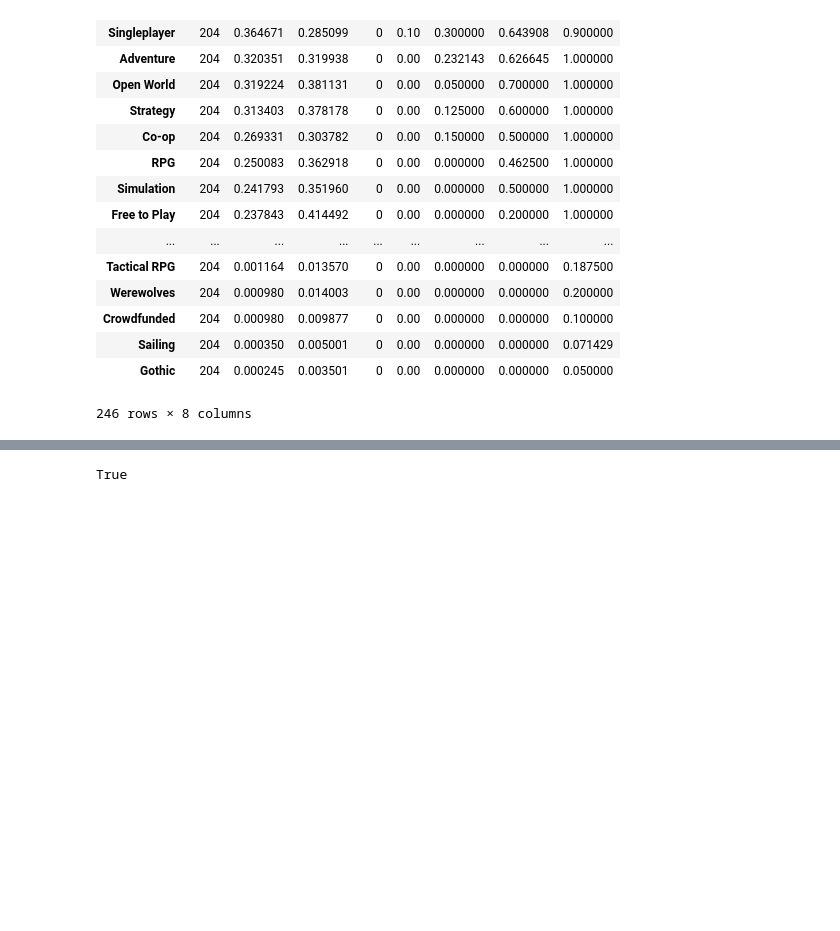
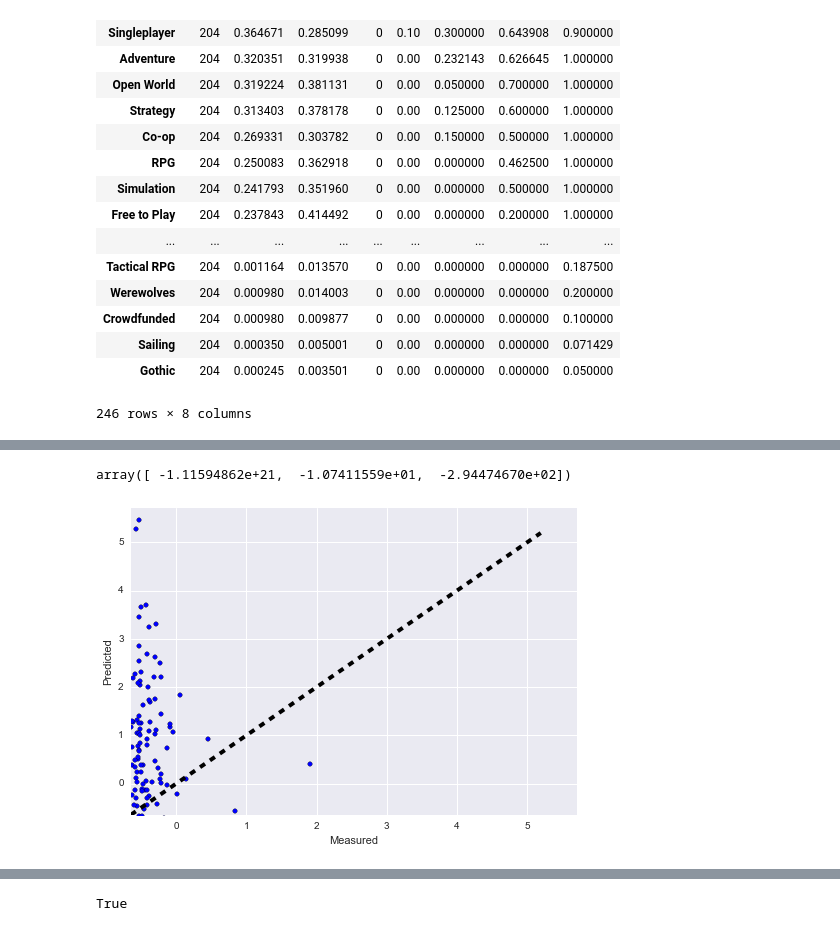
Before and after one commit to goldstar616/solo_project, a Jupyter notebook: steam_analysis_project.ipynb, the cells around one changed output, grey strips where cells are left out. Drawn from its saved outputs; the diff is of its cells as text; code cells hidden in the pictures; blank space fills up the shorter version.

```diff
--- a/steam_analysis_project.ipynb
+++ b/steam_analysis_project.ipynb
@@ -341,3 +312,8 @@ save(X, 'X')
 f = open("X_pickle.txt")
 X = pickle.load(f)
 f.close()
+# %%
+y = pd.read_excel('y.xlsx', 'Sheet1')
+y = y[y.index.isin(X.index)]['last']
+# %%
+X = X.drop('name', axis=1)
@@ -344,3 +333,21 @@ f.close()
+# %%
+model = LinearRegression()
+cross_val_score(model, X, y, cv=3)
+# %% [output]
+array([ -1.11594862e+21,  -1.07411559e+01,  -2.94474670e+02])
+# %%
+predicted = cross_val_predict(model, X, y, cv=3)
+
+fig, ax = plt.subplots()
+ax.scatter(y, predicted)
+ax.plot([y.min(), y.max()], [y.min(), y.max()], 'k--', lw=4)
+ax.set_xlabel('Measured')
+ax.set_ylabel('Predicted')
+plt.xlim(y.min(), y.max()*1.1)
+plt.ylim(y.min(), y.max()*1.1)
+plt.show()
+# %% [output]
+[figure, added]
 # %%
 for row in X.itertuples(index=False):
     print(sum(row[:-1]))
```
Also changed, not shown: parts of 50 cells of this notebook.
